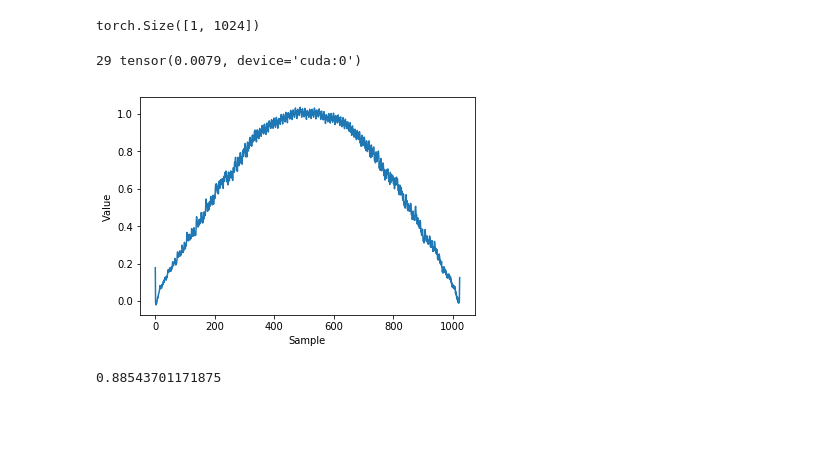
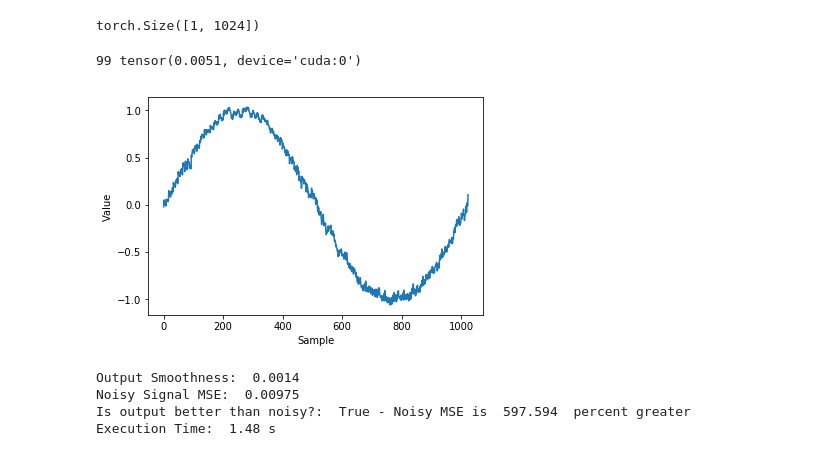
Before and after one commit to Sriram-Ravula/Sine_DIP, a Jupyter notebook: SineWave-DIP.ipynb, the cells around one changed output. Cells and saved outputs as stored; diff of their text form; code cells hidden in the pictures; blank space fills up the shorter version.

Commit message:
Updated Topology, added smoothness measures
Topology now has 64 channels uniformly thru all  deconv layers, measures of relative MSE added to check smoothness at end

```diff
--- a/SineWave-DIP.ipynb
+++ b/SineWave-DIP.ipynb
@@ -64,7 +64,7 @@ True
 <torch.cuda.device object at 0x...>
 # %%
 #Produces a sinusoid with optional additive gaussian noise distributed (mean, std)
-def get_sinusoid(num_samples, num_periods, noisy=True, std=0.2, mean=0):
+def get_sinusoid(num_samples, num_periods, noisy=True, std=0.1, mean=0):
 
     Fs = num_samples
     x = np.arange(num_samples)
@@ -76,9 +76,9 @@ def get_sinusoid(num_samples, num_periods, noisy=True, std=0.2, mean=0):
 
     return y
 
-y = get_sinusoid(num_samples = WAVE_SIZE, num_periods = 0.5, noisy=True, std = 0.05)
+y0 = get_sinusoid(num_samples = WAVE_SIZE, num_periods = 1, noisy=True)
 
-plt.plot(np.arange(1024), y)
+plt.plot(np.arange(1024), y0)
 plt.xlabel("Sample")
 plt.ylabel("Value")
 plt.show()
@@ -109,7 +109,7 @@ print(mu, sigma)
 # %%
 #convert array to tensor and normalise to [-1,1] for net's activation functions
 
-y = torch.Tensor(y)
+y = torch.Tensor(y0)
 y = normalise(y)
 y = Variable(y.type(dtype))
 print(y.shape)
@@ -119,7 +119,6 @@ torch.Size([1024])
 #get the proper MSE loss based on the datatype
 mse = torch.nn.MSELoss().type(dtype)
 # %%
-#nz = size of random input, ngf = # filters per layer, nc = number of output channels
 class DCGAN(nn.Module):
     def __init__(self, nz, ngf=64, output_size=1024, nc=1, num_measurements=64):
         super(DCGAN, self).__init__()
@@ -129,27 +128,27 @@ class DCGAN(nn.Module):
         #Deconv Layers: (in_channels, out_channels, kernel_size, stride, padding, bias = false)
         #Inputs: R^(N x Cin x Lin), Outputs: R^(N, Cout, Lout) s.t. Lout = (Lin - 1)*stride - 2*padding + kernel_size
 
-        self.conv1 = nn.ConvTranspose1d(nz, ngf*32, 16, 1, 0, bias=False)
-        self.bn1 = nn.BatchNorm1d(ngf*32)
+        self.conv1 = nn.ConvTranspose1d(nz, ngf, 16, 1, 0, bias=False)
+        self.bn1 = nn.BatchNorm1d(ngf)
         #LAYER 1: input: (random) zϵR^(nzx1), output: x1ϵR^(2048x16) (channels x length)
 
-        self.conv2 = nn.ConvTranspose1d(ngf*32, ngf*16, 4, 2, 1, bias=False)
-        self.bn2 = nn.BatchNorm1d(ngf*16)
+        self.conv2 = nn.ConvTranspose1d(ngf, ngf, 4, 2, 1, bias=False)
+        self.bn2 = nn.BatchNorm1d(ngf)
         #LAYER 2: input: x1ϵR^(2048x16), output: x2ϵR^(1024x32) (channels x length)
 
-        self.conv3 = nn.ConvTranspose1d(ngf*16, ngf*8, 4, 2, 1, bias=False)
-        self.bn3 = nn.BatchNorm1d(ngf*8)
+        self.conv3 = nn.ConvTranspose1d(ngf, ngf, 4, 2, 1, bias=False)
+        self.bn3 = nn.BatchNorm1d(ngf)
         #LAYER 3: input: x2ϵR^(1024x32), output: x3ϵR^(512x64) (channels x length)
 
-        self.conv4 = nn.ConvTranspose1d(ngf*8, ngf*4, 4, 2, 1, bias=False)
-        self.bn4 = nn.BatchNorm1d(ngf*4)
+        self.conv4 = nn.ConvTranspose1d(ngf, ngf, 4, 2, 1, bias=False)
+        self.bn4 = nn.BatchNorm1d(ngf)
         #LAYER 4: input: x3ϵR^(512x64), output: x4ϵR^(256x128) (channels x length)
 
-        self.conv5 = nn.ConvTranspose1d(ngf*4, ngf*2, 4, 2, 1, bias=False)
-        self.bn5 = nn.BatchNorm1d(ngf*2)
+        self.conv5 = nn.ConvTranspose1d(ngf, ngf, 4, 2, 1, bias=False)
+        self.bn5 = nn.BatchNorm1d(ngf)
         #LAYER 5: input: x4ϵR^(256x128), output: x5ϵR^(128x256) (channels x length)
 
-        self.conv6 = nn.ConvTranspose1d(ngf*2, ngf, 4, 2, 1, bias=False)
+        self.conv6 = nn.ConvTranspose1d(ngf, ngf, 4, 2, 1, bias=False)
         self.bn6 = nn.BatchNorm1d(ngf)
         #LAYER 6: input: x5ϵR^(128x256), output: x6ϵR^(64x512) (channels x length)
 
@@ -235,35 +234,47 @@ import time
 
 # Create numpy logs to store images, MSE values for each iteration
 mse_log = np.zeros((NUM_ITER))#, nc))
 wave_log = np.zeros((NUM_ITER, WAVE_SIZE))#, nc))
+
+y0_denoised = get_sinusoid(num_samples = WAVE_SIZE, num_periods = 1, noisy=False)
 
 start = time.time()
 
 for i in range(NUM_ITER):
     optim.zero_grad() # clears graidents of all optimized variables
     out = net(z) # produces wave (in form of data tensor) i.e. G(z,w)
     loss = mse(net.measurements(z),measurements) # calculate loss between AG(z,w) and Ay
 
     # DCGAN output is in [-1,1]. Renormalise to [0,1] before plotting
     wave = renormalise(out).data[0].cpu().numpy()
 
-    wave_log[i] = wave # save image to image_log
+    wave_log[i] = wave[0,:] # save image to image_log
     #mse_log[i] = ((im - im_orig) ** 2).mean(axis=None) # @Sriram: fix dimensionality error to record MSE
 
     if i == NUM_ITER - 1:
         print(i,loss.data)
 
         plt.plot(np.arange(1024), wave[0,:])
         plt.xlabel("Sample")
         plt.ylabel("Value")
         plt.show()
 
     loss.backward()
     optim.step()
 
+#calculate MSE between output wave and non-noisy original; and between noisy and original
+True_MSE = np.mean((y0_denoised - wave_log[NUM_ITER-1])**2)
+Noisy_MSE = np.mean((y0_denoised - y0)**2)
+print("Output Smoothness: ", round(True_MSE, 5))
+print("Noisy Signal MSE: ", round(Noisy_MSE, 5))
+print("Is output better than noisy?: ", True_MSE < Noisy_MSE, "- Noisy MSE is ", round(100.0*(Noisy_MSE - True_MSE)/True_MSE, 3), " percent greater")
+
 end = time.time()
-print(end-start)
+print("Execution Time: ", round(end-start, 2), "s")
 # %% [output]
-29 tensor(0.0079, device='cuda:0')
+99 tensor(0.0051, device='cuda:0')
-[figure, old version]
+[figure, new version]
-0.88543701171875
+Output Smoothness:  0.0014
+Noisy Signal MSE:  0.00975
+Is output better than noisy?:  True - Noisy MSE is  597.594  percent greater
+Execution Time:  1.48 s
```
Also changed, not shown: parts of 3 cells of this notebook.
